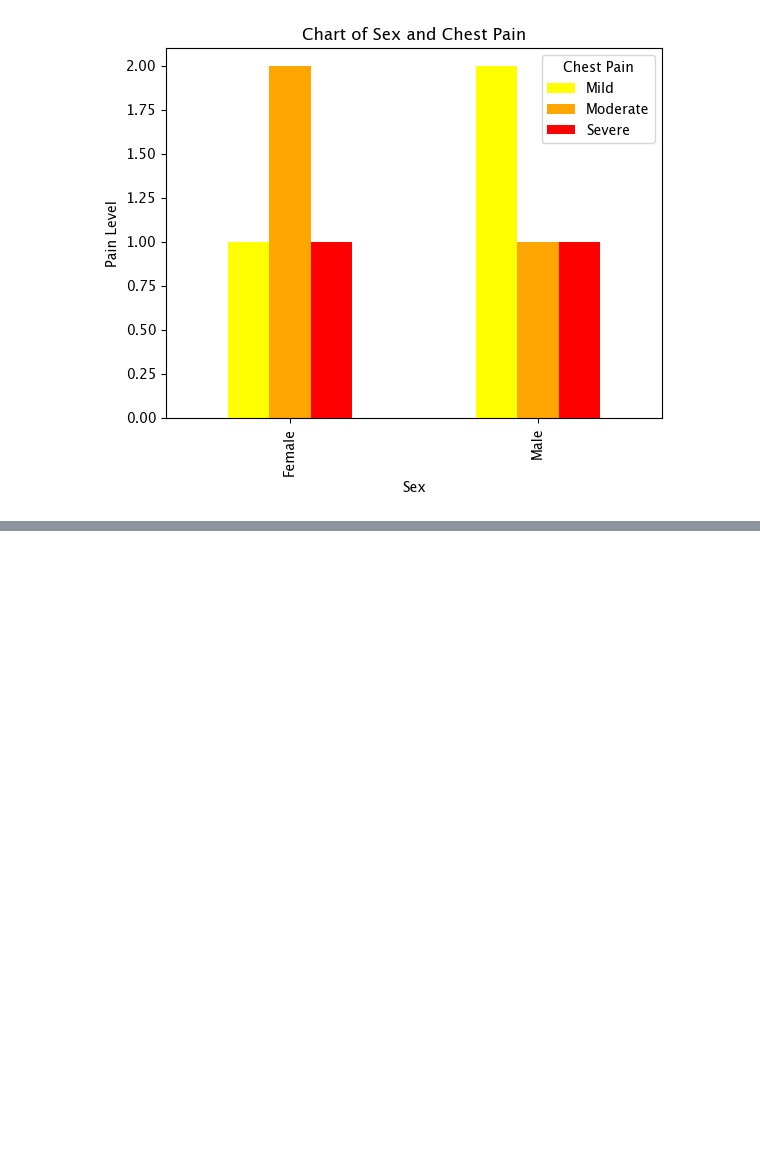
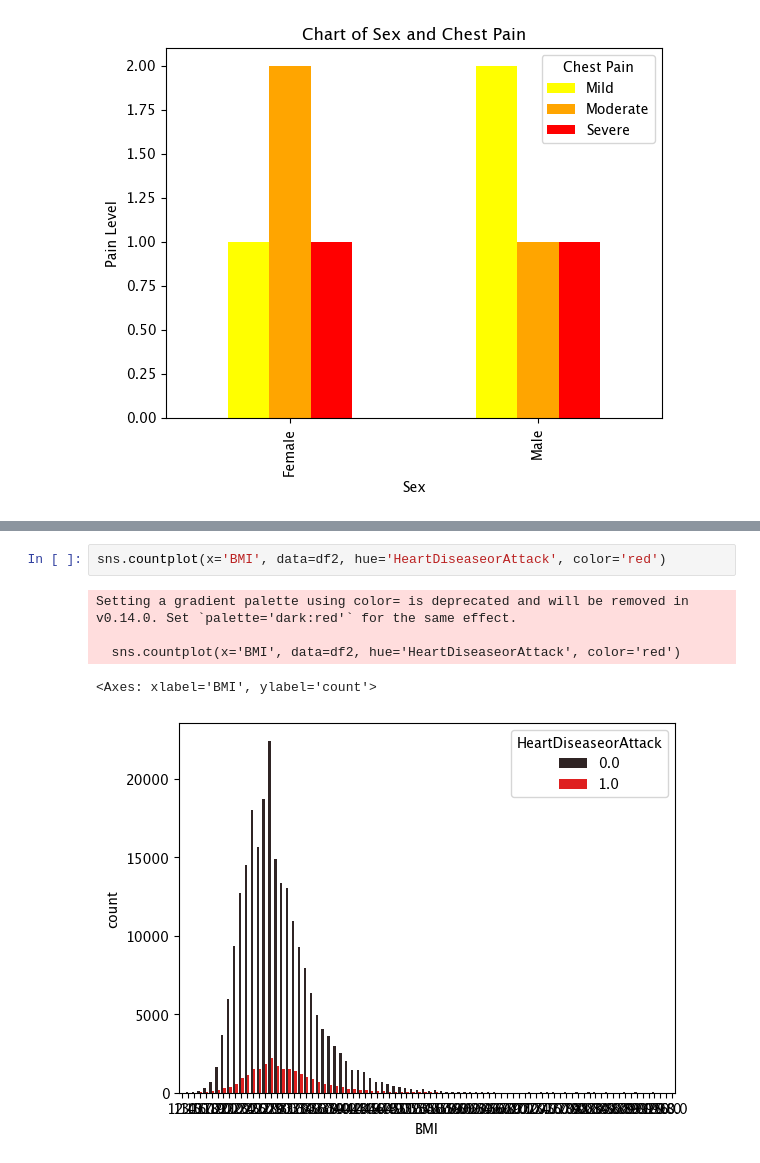
Before and after one commit to Dustin-Sheets/Project_4, a Jupyter notebook: Heart visualizations/heart disease .ipynb, the cells around one changed output, grey strips where cells are left out. Cells and saved outputs as stored; diff of their text form; blank space fills up the shorter version.

```diff
--- a/Heart visualizations/heart disease .ipynb
+++ b/Heart visualizations/heart disease .ipynb
@@ -39,0 +139,8 @@ plt.show()
+# %%
+sns.countplot(x='BMI', data=df2, hue='HeartDiseaseorAttack', color='red')
+# %% [output]
+Setting a gradient palette using color= is deprecated and will be removed in v0.14.0. Set `palette='dark:red'` for the same effect.
+
+  sns.countplot(x='BMI', data=df2, hue='HeartDiseaseorAttack', color='red')
+<Axes: xlabel='BMI', ylabel='count'>
+[figure, added]
```
Also changed, not shown: parts of 11 cells of this notebook, 2 other files.
